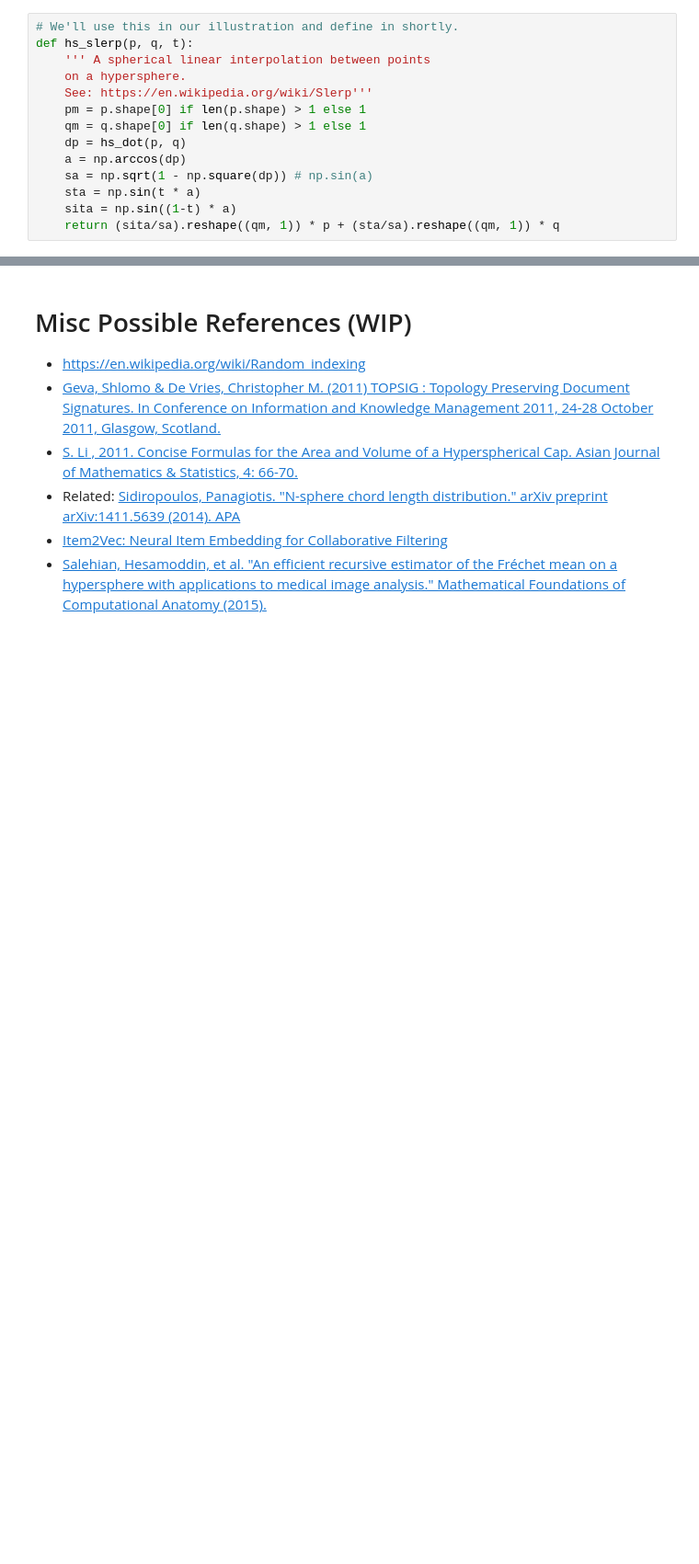
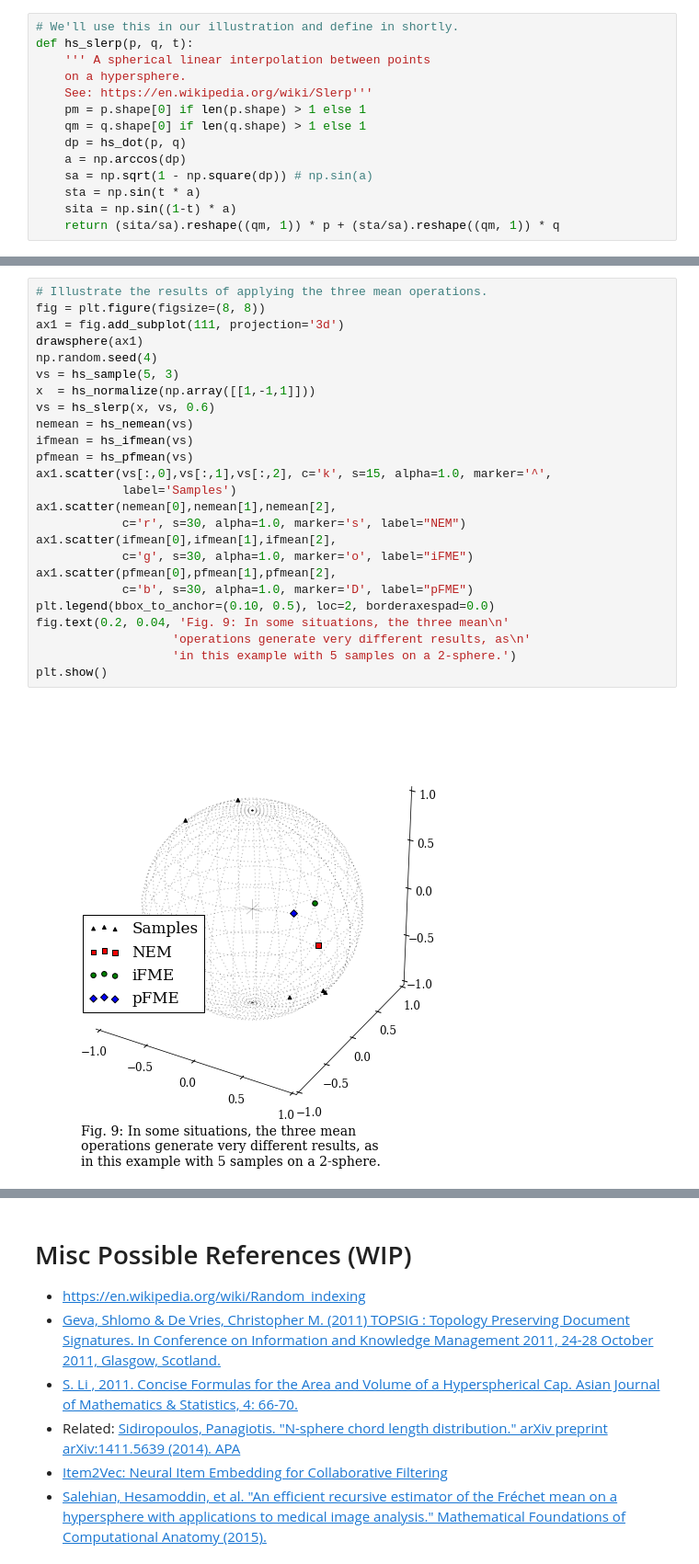
Before and after one commit to sagland/vecassoc, a Jupyter notebook: notebooks/Representing Object Association with Vector Similarity.ipynb, the cells around one changed output, grey strips where cells are left out. Shown at 92% size. Drawn from its saved outputs; the diff is of its cells as text; blank space fills up the shorter version.

Commit message:
More work explornig the behaviour of hyperspherical means, needs presentation

```diff
--- a/notebooks/Representing Object Association with Vector Similarity.ipynb
+++ b/notebooks/Representing Object Association with Vector Similarity.ipynb
@@ -621,0 +617,27 @@ def hs_ifmean(vs, ws):
+# %%
+# Illustrate the results of applying the three mean operations.
+fig = plt.figure(figsize=(8, 8))
+ax1 = fig.add_subplot(111, projection='3d')
+drawsphere(ax1)
+np.random.seed(4)
+vs = hs_sample(5, 3)
+x  = hs_normalize(np.array([[1,-1,1]]))
+vs = hs_slerp(x, vs, 0.6)
+nemean = hs_nemean(vs)
+ifmean = hs_ifmean(vs)
+pfmean = hs_pfmean(vs)
+ax1.scatter(vs[:,0],vs[:,1],vs[:,2], c='k', s=15, alpha=1.0, marker='^',
+            label='Samples')
+ax1.scatter(nemean[0],nemean[1],nemean[2],
+            c='r', s=30, alpha=1.0, marker='s', label="NEM")
+ax1.scatter(ifmean[0],ifmean[1],ifmean[2],
+            c='g', s=30, alpha=1.0, marker='o', label="iFME")
+ax1.scatter(pfmean[0],pfmean[1],pfmean[2],
+            c='b', s=30, alpha=1.0, marker='D', label="pFME")
+plt.legend(bbox_to_anchor=(0.10, 0.5), loc=2, borderaxespad=0.0)
+fig.text(0.2, 0.04, 'Fig. 9: In some situations, the three mean\n'
+                   'operations generate very different results, as\n'
+                   'in this example with 5 samples on a 2-sphere.')
+plt.show()
+# %% [output]
+[figure, added]
```
Also changed, not shown: parts of 10 cells of this notebook.
